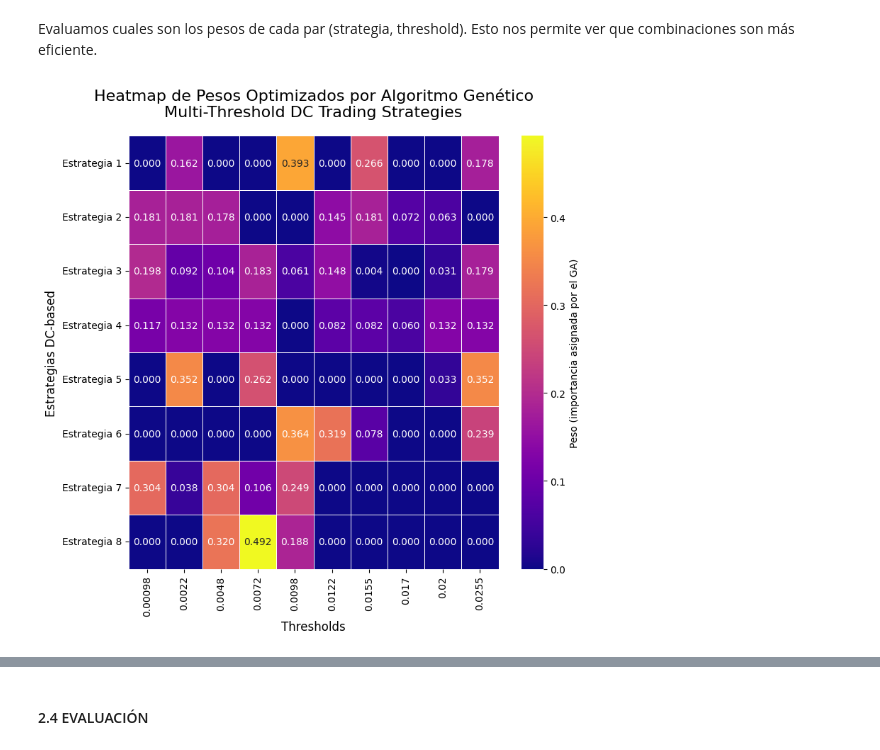
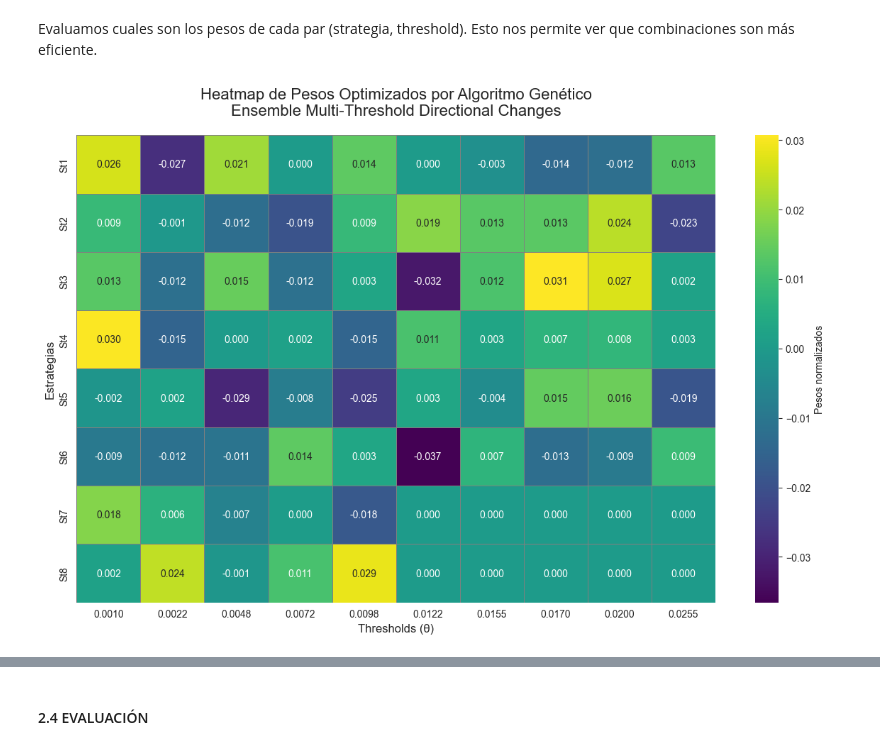
Before and after one commit to bdesia/MSTGAM-4trading, a Jupyter notebook: notebooks/AAPL analysis.ipynb, the cells around one changed output, grey strips where cells are left out. Cells and saved outputs as stored; diff of their text form; code cells hidden in the pictures.

Commit message:
Versión actualizada. Bien en train, mal en test. Overfitting

```diff
--- a/notebooks/AAPL analysis.ipynb
+++ b/notebooks/AAPL analysis.ipynb
@@ -117,3 +130,14 @@ Donde:
 # %%
-trader.fit()
+
+trader.train(method='GA',
+            pop_size=300,          # mayor diversidad
+            n_gen=150,             # más tiempo para converger
+            cxpb=0.7,              # menos explotación vía crossover
+            mutpb=0.25,            # más introducción de novedades
+            indpb=0.2,             # si aplica mutación por gen
+            tournsize=2            # menor presión selectiva
+            )
+
+# Guardar el mejor modelo
+trader.save_model()
 # %% [output]
@@ -142,29 +170,42 @@ Evaluamos cuales son los pesos de cada par (strategia, threshold). Esto nos perm
 # %%
 import seaborn as sns
 import matplotlib.pyplot as plt
+import numpy as np
 
-best_weights = trader.weights
+# Obtener la matriz de pesos (n_strats x n_ths)
+weights = trader.model.weights  # shape: (8, 10)
 
-# Configuración del heatmap
-plt.figure(figsize=(8, 8))
+# Nombres para los ejes
+strategy_names = [f'St{i+1}' for i in range(weights.shape[0])]
+threshold_values = [f'{th:.4f}' for th in trader.extractor.thresholds]  # valores reales de theta
+
+# Configuración general de estilo
+sns.set_style("whitegrid")
+plt.rcParams['figure.figsize'] = (14, 10)
+
+# =====================================================
+# Heatmap de pesos completos
+# =====================================================
+plt.figure(figsize=(12, 8))
 sns.heatmap(
-    trader.weights,
+    weights,
     annot=True,
     fmt='.3f',
-    cmap='plasma',
-    linewidths=.5,
-    linecolor='white',
-    cbar_kws={'label': 'Peso (importancia asignada por el GA)'},
-    xticklabels=thresholds,
-    yticklabels=[f'Estrategia {i+1}' for i in range(8)]
+    cmap='viridis',
+    linewidths=0.5,
+    linecolor='gray',
+    cbar_kws={'label': 'Pesos normalizados'},
+    xticklabels=threshold_values,
+    yticklabels=strategy_names,
+    annot_kws={"size": 10}
 )
 
 plt.title('Heatmap de Pesos Optimizados por Algoritmo Genético\n'
-          'Multi-Threshold DC Trading Strategies',
+          'Ensemble Multi-Threshold Directional Changes',
           fontsize=16, pad=20)
-plt.xlabel('Thresholds', fontsize=12)
-plt.ylabel('Estrategias DC-based', fontsize=12)
+plt.xlabel('Thresholds (θ)', fontsize=12)
+plt.ylabel('Estrategias', fontsize=12)
 plt.tight_layout()
 plt.show()
 # %% [output]
-[figure, old version]
+[figure, new version]
```
Also changed, not shown: parts of 12 cells of this notebook, 14 other files.
